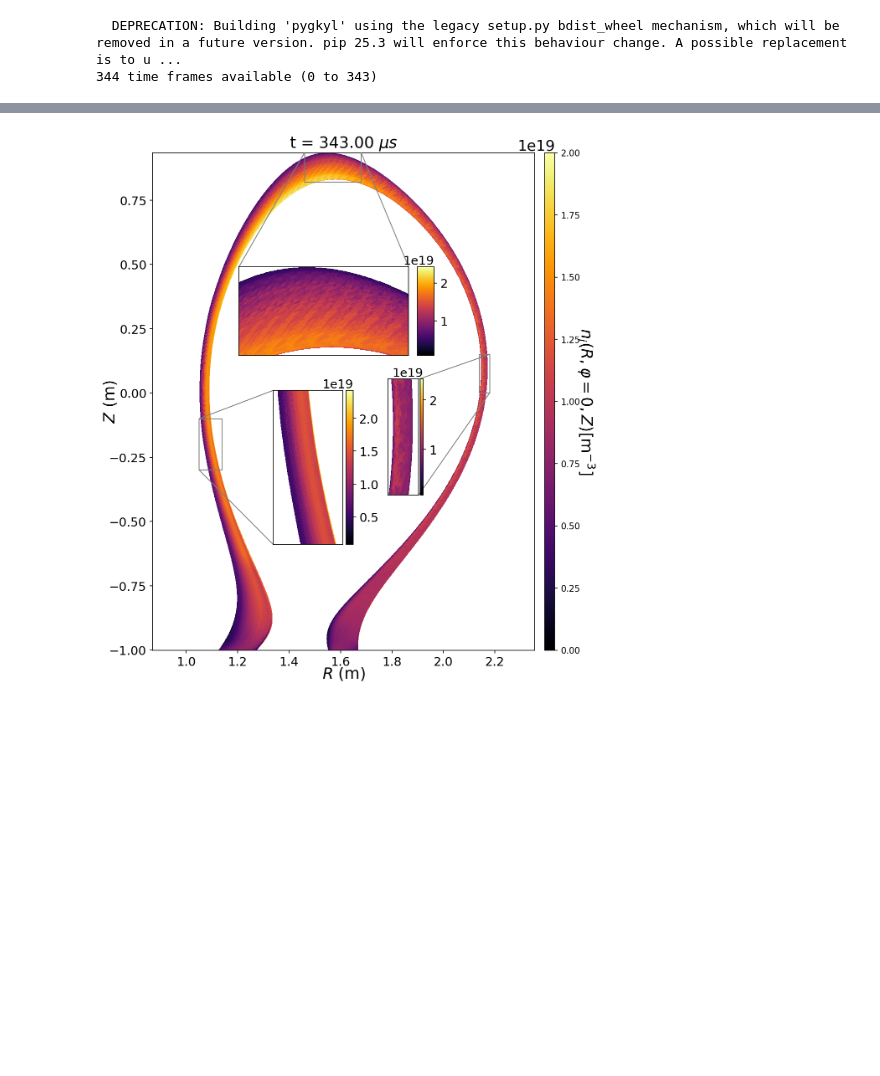
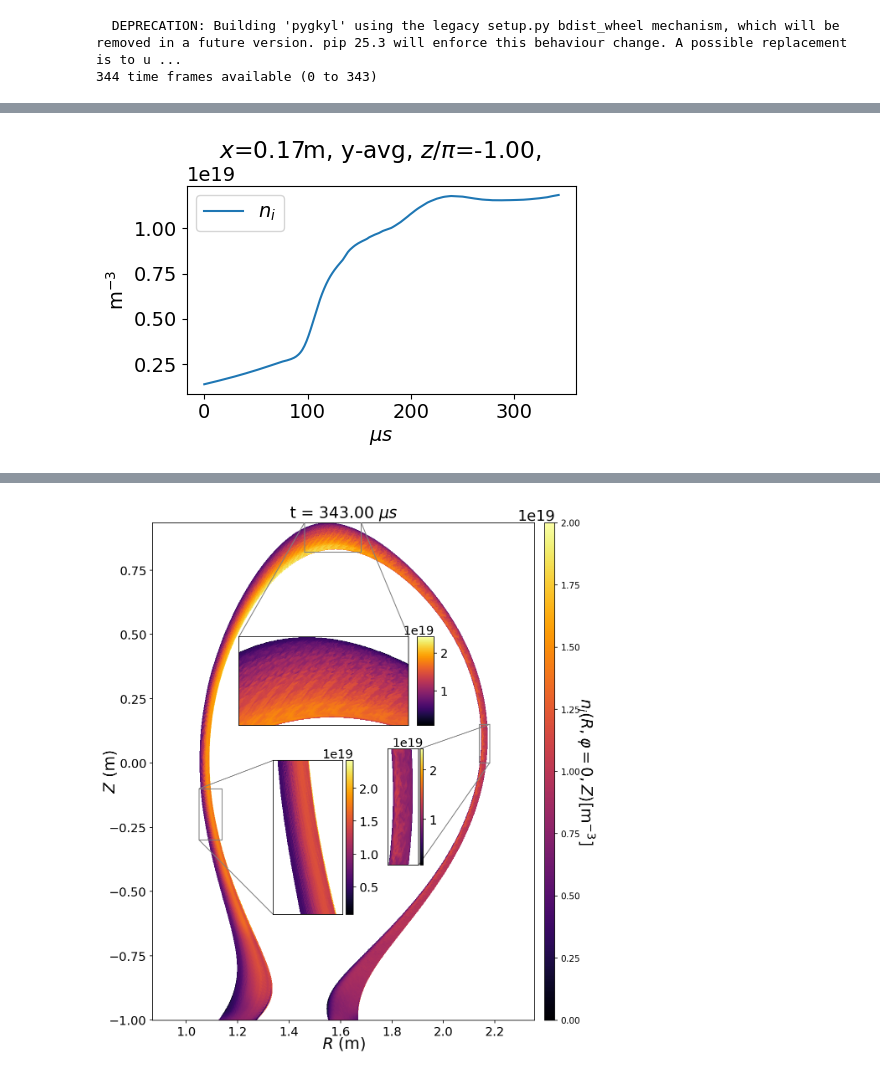
Before and after one commit to Antoinehoff/personal_gkyl_scripts, a Jupyter notebook: notebooks/asdex.ipynb, the cells around one changed output, grey strips where cells are left out. Drawn from its saved outputs; the diff is of its cells as text; code cells hidden in the pictures; blank space fills up the shorter version.

```diff
--- a/notebooks/asdex.ipynb
+++ b/notebooks/asdex.ipynb
@@ -46,0 +47,7 @@ pygkyl.plot_utils.plot_time_serie(simulation,fieldnames,cut_coords,time_frames)
+# %%
+fieldnames = ['ni']
+cut_coords = [0.170,'avg',-1.0]
+time_frames = sim_frames[:]
+pygkyl.plot_utils.plot_time_serie(simulation,fieldnames,cut_coords,time_frames)
+# %% [output]
+[figure, added]
```
Also changed, not shown: parts of 5 cells of this notebook.
